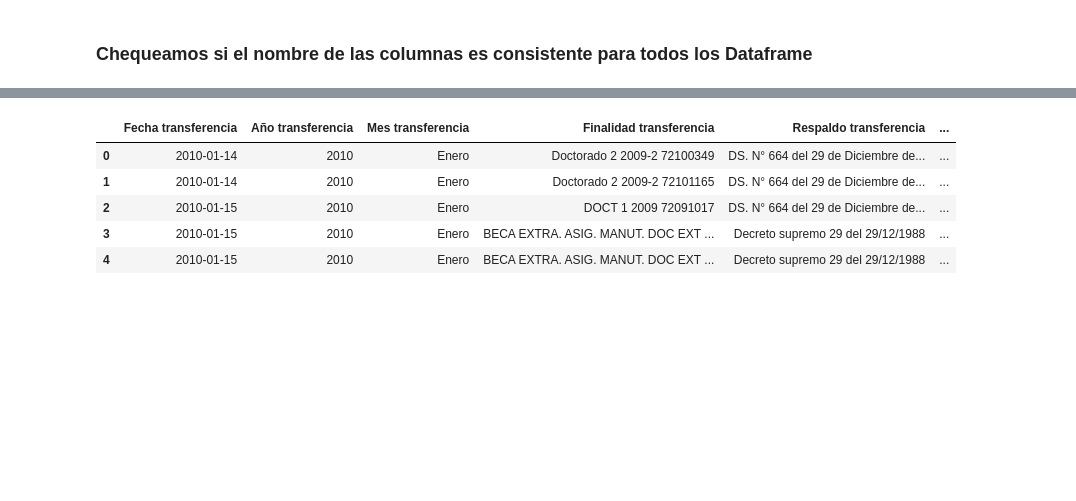
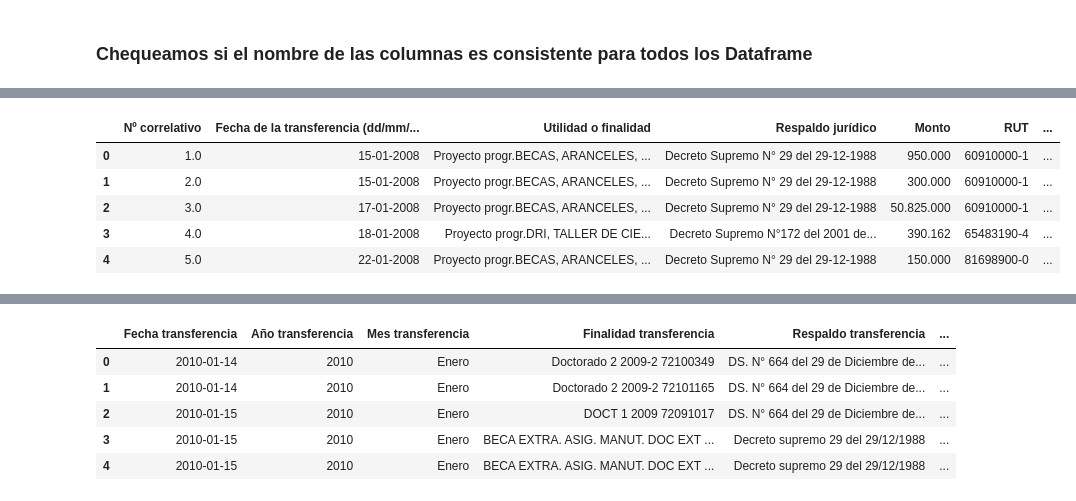
Before and after one commit to rpmunoz/datachile, a Jupyter notebook: science/Analysis Conicyt Transparencia.ipynb, the cells around one changed output, grey strips where cells are left out. Saved outputs shown, nothing was run; the diff lists cells and outputs as text; code cells hidden in the pictures; blank space fills up the shorter version.

```diff
--- a/science/Analysis Conicyt Transparencia.ipynb
+++ b/science/Analysis Conicyt Transparencia.ipynb
@@ -96,2 +205,11 @@ data[0].head()
+# %%
+data[2084].head()
+# %% [output]
+|  | Nº correlativo | Fecha de la transferencia (dd/mm/... | Utilidad o finalidad | Respaldo jurídico | Monto | RUT | ... |
+| 0 | 1.0 | 15-01-2008 | Proyecto progr.BECAS, ARANCELES, ... | Decreto Supremo N° 29 del 29-12-1988 | 950.000 | 60910000-1 | ... |
+| 1 | 2.0 | 15-01-2008 | Proyecto progr.BECAS, ARANCELES, ... | Decreto Supremo N° 29 del 29-12-1988 | 300.000 | 60910000-1 | ... |
+| 2 | 3.0 | 17-01-2008 | Proyecto progr.BECAS, ARANCELES, ... | Decreto Supremo N° 29 del 29-12-1988 | 50.825.000 | 60910000-1 | ... |
+| 3 | 4.0 | 18-01-2008 | Proyecto progr.DRI, TALLER DE CIE... | Decreto Supremo N°172 del 2001 de... | 390.162 | 65483190-4 | ... |
+| 4 | 5.0 | 22-01-2008 | Proyecto progr.BECAS, ARANCELES, ... | Decreto Supremo N° 29 del 29-12-1988 | 150.000 | 81698900-0 | ... |
 # %%
 conicyt=pd.concat(data)
```
Also changed, not shown: parts of 18 cells of this notebook, 1 other file.
